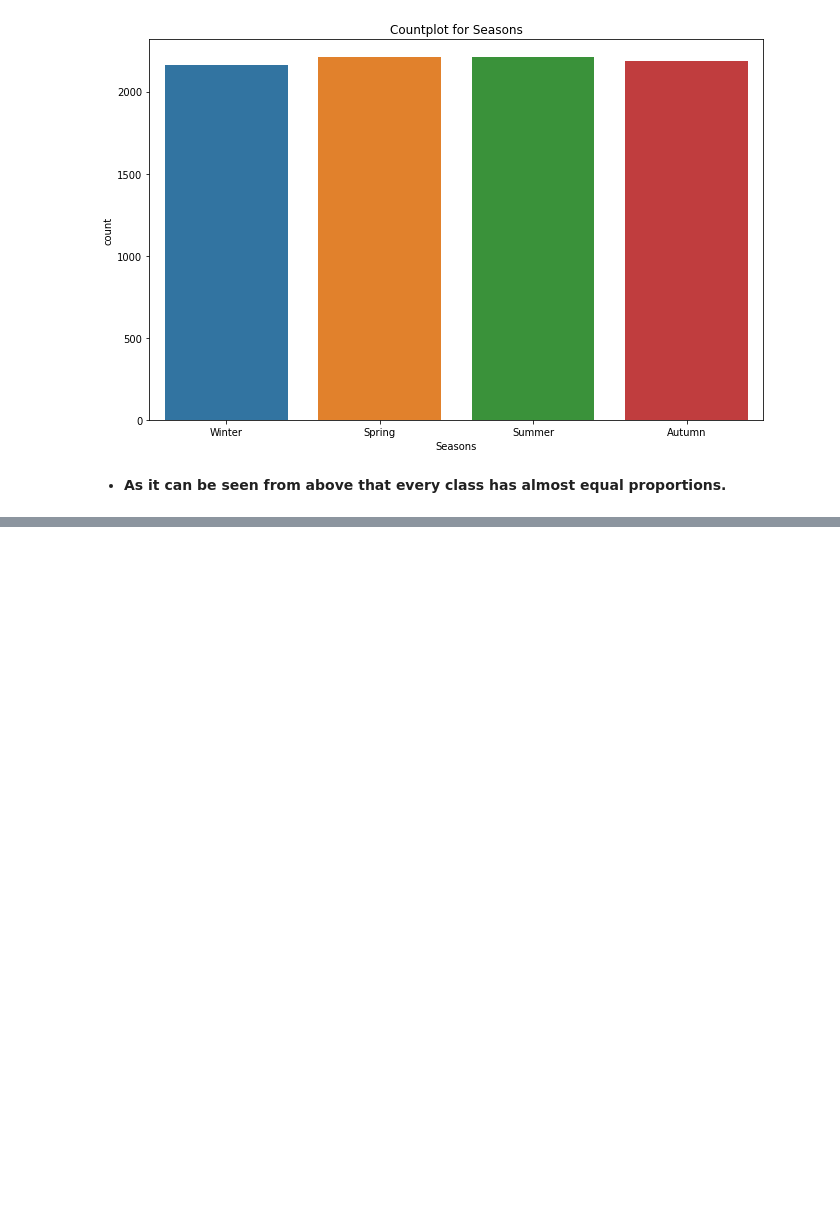
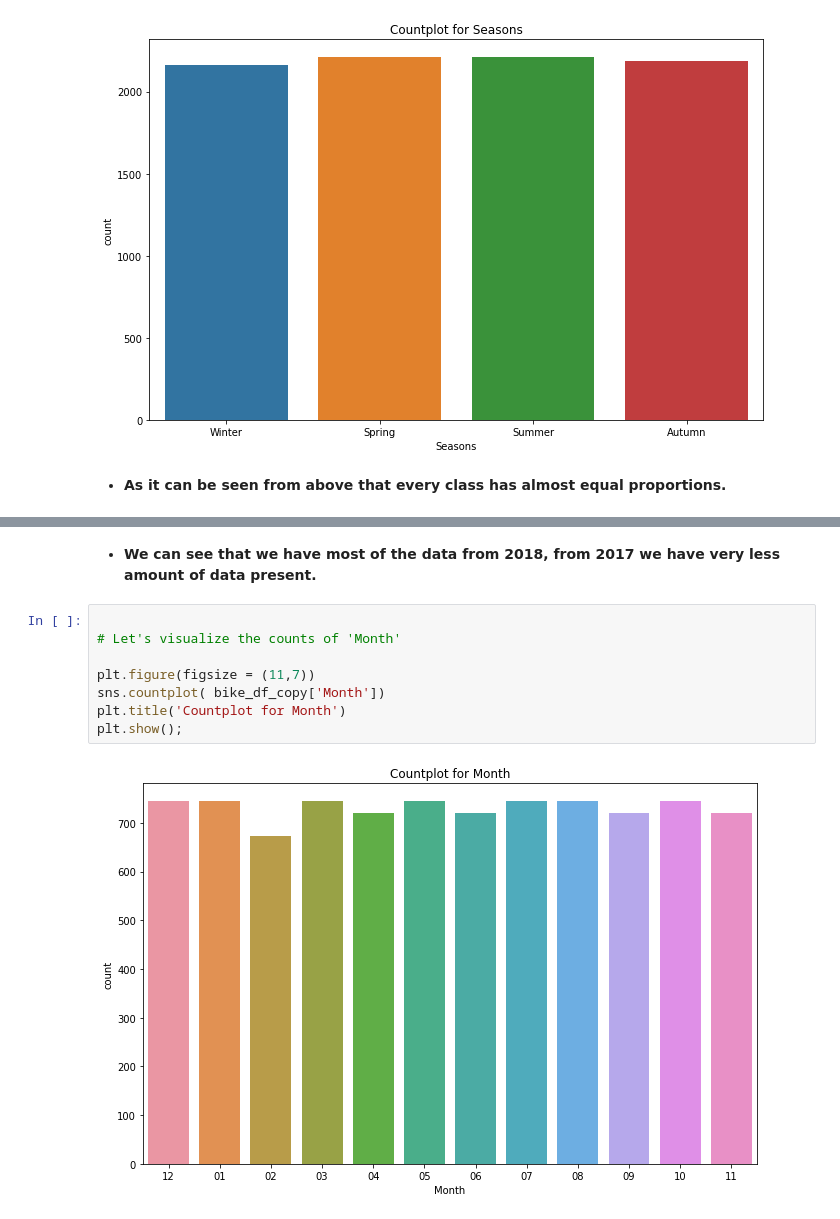
Before and after one commit to Kousikdutta1/Seoul-Bike-Sharing-Demand-Prediction, a Jupyter notebook: Kousik_Dutta_Seoul_Bike_Sharing_Demand_Prediction_Capstone_Project.ipynb, the cells around one changed output, grey strips where cells are left out. Drawn from its saved outputs; the diff is of its cells as text; blank space fills up the shorter version.

```diff
--- a/Kousik_Dutta_Seoul_Bike_Sharing_Demand_Prediction_Capstone_Project.ipynb
+++ b/Kousik_Dutta_Seoul_Bike_Sharing_Demand_Prediction_Capstone_Project.ipynb
@@ -370,0 +439,12 @@ plt.show();
+# %% [markdown]
+* **We can see that we have most of the data from 2018, from 2017 we have very less amount of data present.**
+# %%
+
+# Let's visualize the counts of 'Month'
+
+plt.figure(figsize = (11,7))
+sns.countplot( bike_df_copy['Month'])
+plt.title('Countplot for Month')
+plt.show();
+# %% [output]
+[figure, added]
```
Also changed, not shown: parts of 32 cells of this notebook.
